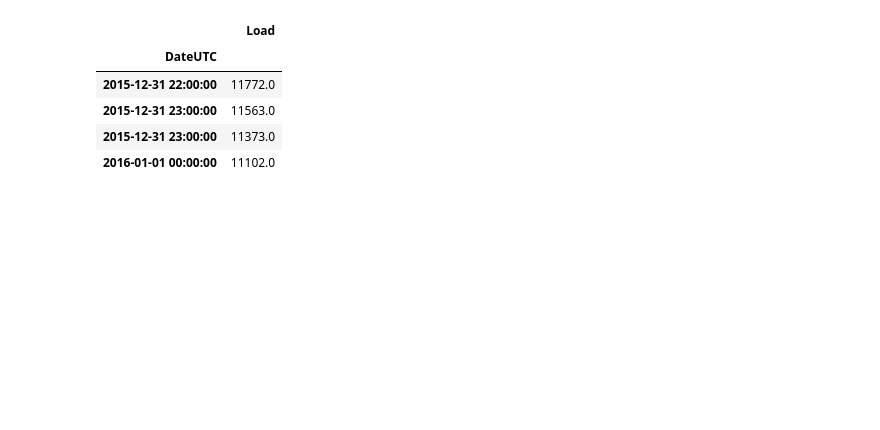
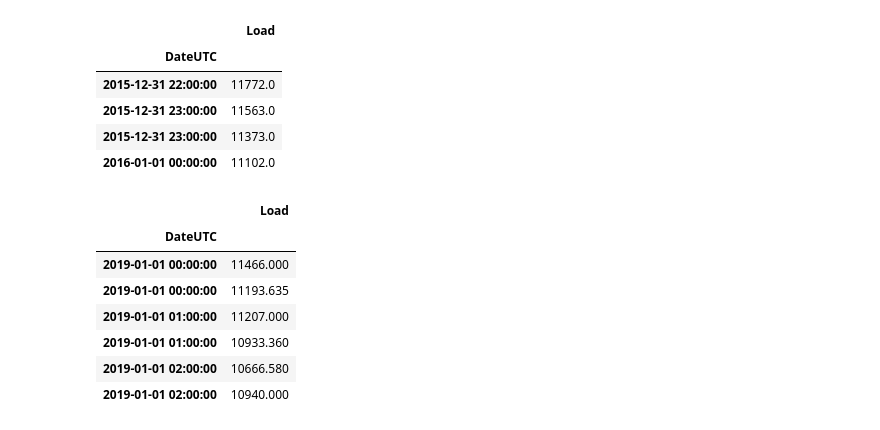
Before and after one commit to michaeldenes/BalancePredict, a Jupyter notebook: notebooks/process_ENTSOE_data.ipynb, the cells around one changed output. Drawn from its saved outputs; the diff is of its cells as text; code cells hidden in the pictures; blank space fills up the shorter version.

```diff
--- a/notebooks/process_ENTSOE_data.ipynb
+++ b/notebooks/process_ENTSOE_data.ipynb
@@ -114,6 +130,17 @@ df_all.loc['2015-12-31 22:00':'2016-01-01 00:00']
 | 2015-12-31 23:00:00 | 11563.0 |
 | 2015-12-31 23:00:00 | 11373.0 |
 | 2016-01-01 00:00:00 | 11102.0 |
+# %%
+df_all.loc['2019-01-01 00:00':'2019-01-01 02:00']
+# %% [output]
+|  | Load |
+| DateUTC |  |
+| 2019-01-01 00:00:00 | 11466.000 |
+| 2019-01-01 00:00:00 | 11193.635 |
+| 2019-01-01 01:00:00 | 11207.000 |
+| 2019-01-01 01:00:00 | 10933.360 |
+| 2019-01-01 02:00:00 | 10666.580 |
+| 2019-01-01 02:00:00 | 10940.000 |
 # %%
 """
 Strangely there are two values for 2015-12-31 23:00:00, we will use the 11373 value
```
Also changed, not shown: parts of 7 cells of this notebook.
